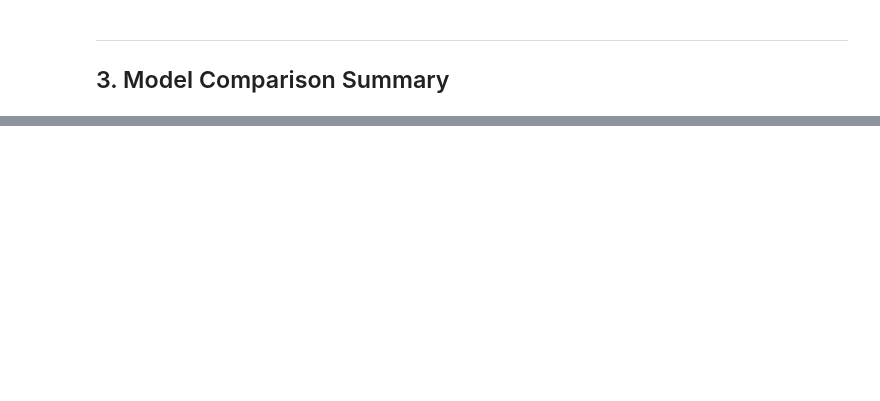
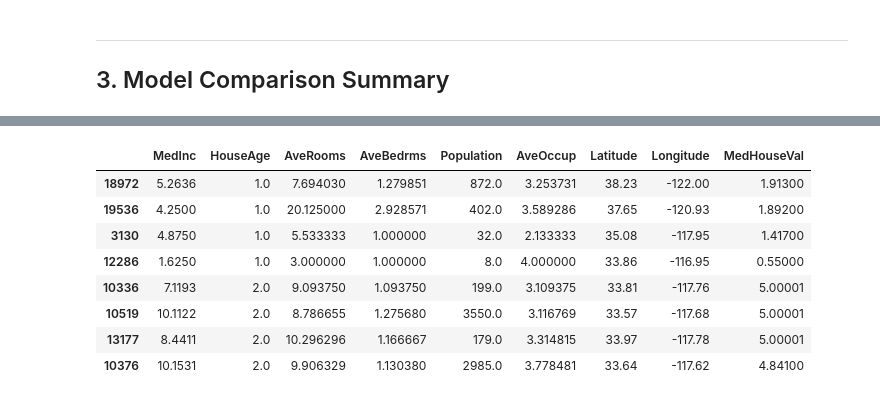
Before and after one commit to SamuelSchmal/DataScience_Learning, a Jupyter notebook: data_science_learnings.ipynb, the cells around one changed output, grey strips where cells are left out. Drawn from its saved outputs; the diff is of its cells as text; code cells hidden in the pictures; blank space fills up the shorter version.

```diff
--- a/data_science_learnings.ipynb
+++ b/data_science_learnings.ipynb
@@ -205,0 +410,14 @@ print(f"\nBest model: {best_model}")
+# %%
+# Sort by multiple columns:
+# first by HouseAge (ascending), then by MedHouseVal (descending within each age group)
+df.sort_values(['HouseAge', 'MedHouseVal'], ascending=[True, False]).head(8)
+# %% [output]
+|  | MedInc | HouseAge | AveRooms | AveBedrms | Population | AveOccup | Latitude | Longitude | MedHouseVal |
+| 18972 | 5.2636 | 1.0 | 7.694030 | 1.279851 | 872.0 | 3.253731 | 38.23 | -122.00 | 1.91300 |
+| 19536 | 4.2500 | 1.0 | 20.125000 | 2.928571 | 402.0 | 3.589286 | 37.65 | -120.93 | 1.89200 |
+| 3130 | 4.8750 | 1.0 | 5.533333 | 1.000000 | 32.0 | 2.133333 | 35.08 | -117.95 | 1.41700 |
+| 12286 | 1.6250 | 1.0 | 3.000000 | 1.000000 | 8.0 | 4.000000 | 33.86 | -116.95 | 0.55000 |
+| 10336 | 7.1193 | 2.0 | 9.093750 | 1.093750 | 199.0 | 3.109375 | 33.81 | -117.76 | 5.00001 |
+| 10519 | 10.1122 | 2.0 | 8.786655 | 1.275680 | 3550.0 | 3.116769 | 33.57 | -117.68 | 5.00001 |
+| 13177 | 8.4411 | 2.0 | 10.296296 | 1.166667 | 179.0 | 3.314815 | 33.97 | -117.78 | 5.00001 |
+| 10376 | 10.1531 | 2.0 | 9.906329 | 1.130380 | 2985.0 | 3.778481 | 33.64 | -117.62 | 4.84100 |
```
Also changed, not shown: parts of 52 cells of this notebook.
